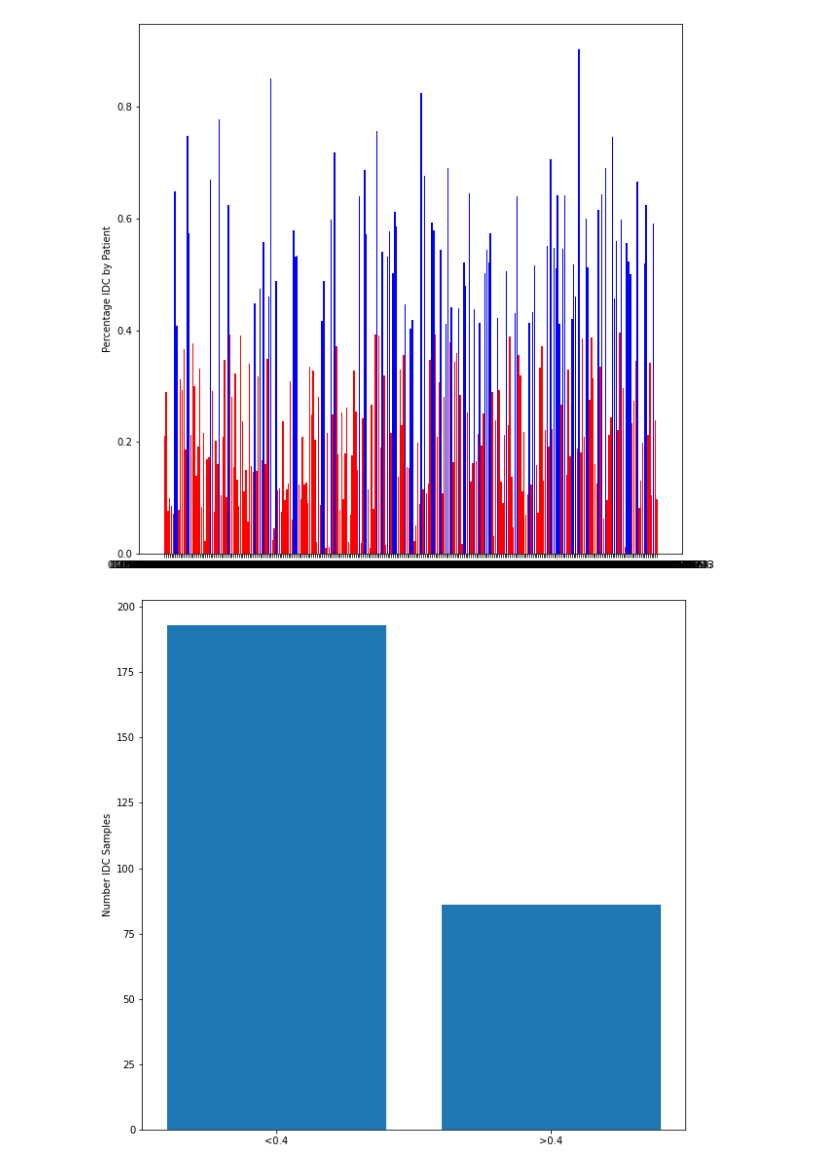
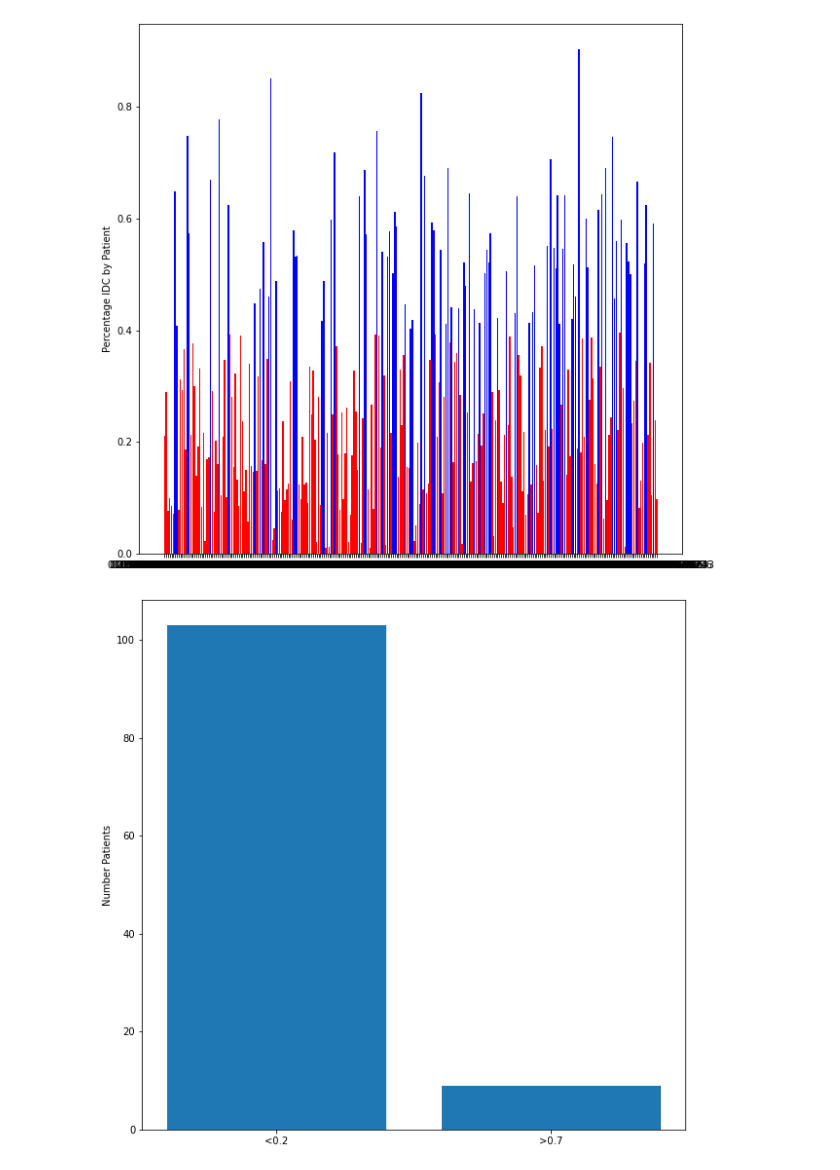
Before and after one commit to bundasmanu/breast_histopathology, a Jupyter notebook: dataExploration.ipynb, the cells around one changed output. Drawn from its saved outputs; the diff is of its cells as text; code cells hidden in the pictures.

```diff
--- a/dataExploration.ipynb
+++ b/dataExploration.ipynb
@@ -221,12 +221,12 @@ id
 Name: target, Length: 279, dtype: float64
 [figure]
 # %%
-low = percentage_by_patient[percentage_by_patient < 0.4]
-high = percentage_by_patient[percentage_by_patient > 0.4]
-y_pos = ["<0.4", ">0.4"]
+low = percentage_by_patient[percentage_by_patient < 0.2]
+high = percentage_by_patient[percentage_by_patient > 0.7]
+y_pos = ["<0.2", ">0.7"]
 samples_total = [len(low), len(high)]
 plt.bar(y_pos, samples_total, align='center')
-plt.ylabel('Number IDC Samples')
+plt.ylabel('Number Patients')
 plt.show()
 # %% [output]
-[figure, old version]
+[figure, new version]
```
Also changed, not shown: parts of 2 cells of this notebook.
